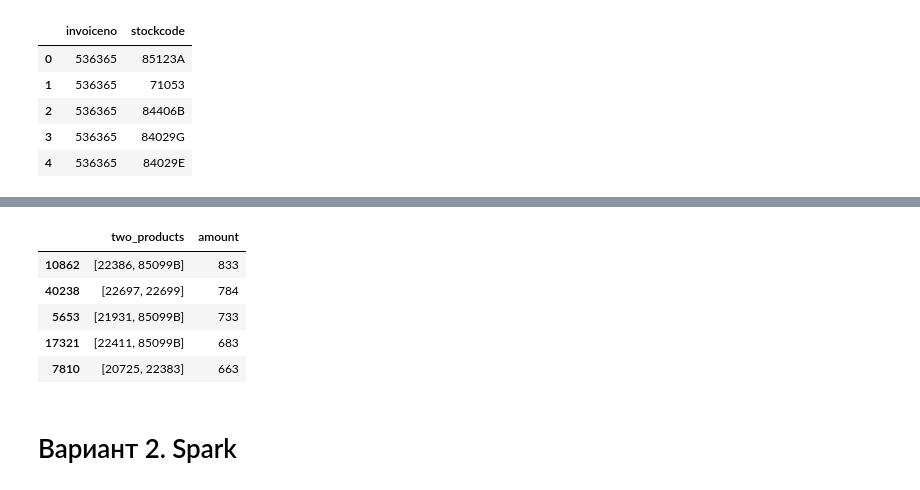
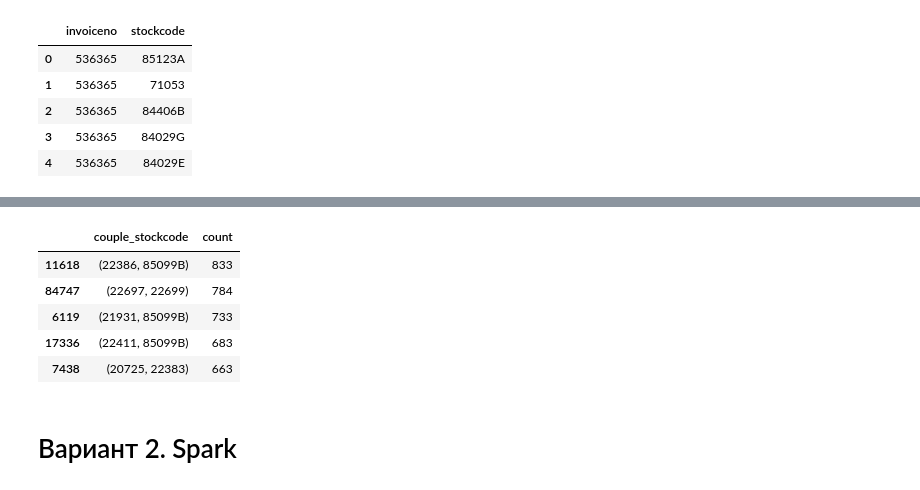
Before and after one commit to grishenkovp/publications, a Jupyter notebook: Habr/couple_of_stockcodes/couple_of_codes.ipynb, the cells around one changed output, grey strips where cells are left out. Cells and saved outputs as stored; diff of their text form; code cells hidden in the pictures.

```diff
--- a/Habr/couple_of_stockcodes/couple_of_codes.ipynb
+++ b/Habr/couple_of_stockcodes/couple_of_codes.ipynb
@@ -29,19 +27,14 @@ df_group.head()
 | 4 | 536369 | {21756} |
 # %%
 %%time
-dict_couple_products_hash = {}
 dict_couple_products_amount = {}
 
 for current_set in df_group['list_stockcode']:
-  list_combinations = list(itertools.combinations(current_set, 2))
-  for element_list_combinations in list_combinations:
-      list_sorted = sorted(element_list_combinations)
-      str_sorted = ", ".join(list_sorted)
-      hash_object = hashlib.md5(str_sorted.encode('utf-8'))
-      hash_code = hash_object.hexdigest()
-      if dict_couple_products_hash.get(hash_code) is None:
-        dict_couple_products_hash[hash_code] = list_sorted
-        dict_couple_products_amount[hash_code] = 1
+  if len(current_set)>1:
+    list_combinations = [tuple(sorted(_)) for _ in list(itertools.combinations(current_set, 2))]
+    for element_list_combinations in list_combinations:
+      if dict_couple_products_amount.get(element_list_combinations) is None:
+        dict_couple_products_amount[element_list_combinations] = 1
       else:
-        dict_couple_products_amount[hash_code] = dict_couple_products_amount[hash_code] + 1
+        dict_couple_products_amount[element_list_combinations] = dict_couple_products_amount[element_list_combinations] + 1
 # %% [output]
@@ -61,15 +43,14 @@ Wall time: 5.15 s
 # %%
-dict_data = {'two_products':list_couple_products, 'amount':list_amount}
-df_final = pd.DataFrame(data=dict_data)
-df_final = df_final.sort_values(by=['amount'], ascending=False)
+df_final = pd.DataFrame(dict_couple_products_amount.items(),columns=['couple_stockcode','count'])
+df_final = df_final.sort_values(by=['count'], ascending=False)
 df_final.head()
 # %% [output]
-|  | two_products | amount |
-| 10862 | [22386, 85099B] | 833 |
-| 40238 | [22697, 22699] | 784 |
-| 5653 | [21931, 85099B] | 733 |
-| 17321 | [22411, 85099B] | 683 |
-| 7810 | [20725, 22383] | 663 |
+|  | couple_stockcode | count |
+| 11618 | (22386, 85099B) | 833 |
+| 84747 | (22697, 22699) | 784 |
+| 6119 | (21931, 85099B) | 733 |
+| 17336 | (22411, 85099B) | 683 |
+| 7438 | (20725, 22383) | 663 |
 # %% [markdown]
 # Вариант 2. Spark
 # %%
```
Also changed, not shown: parts of 10 cells of this notebook.
